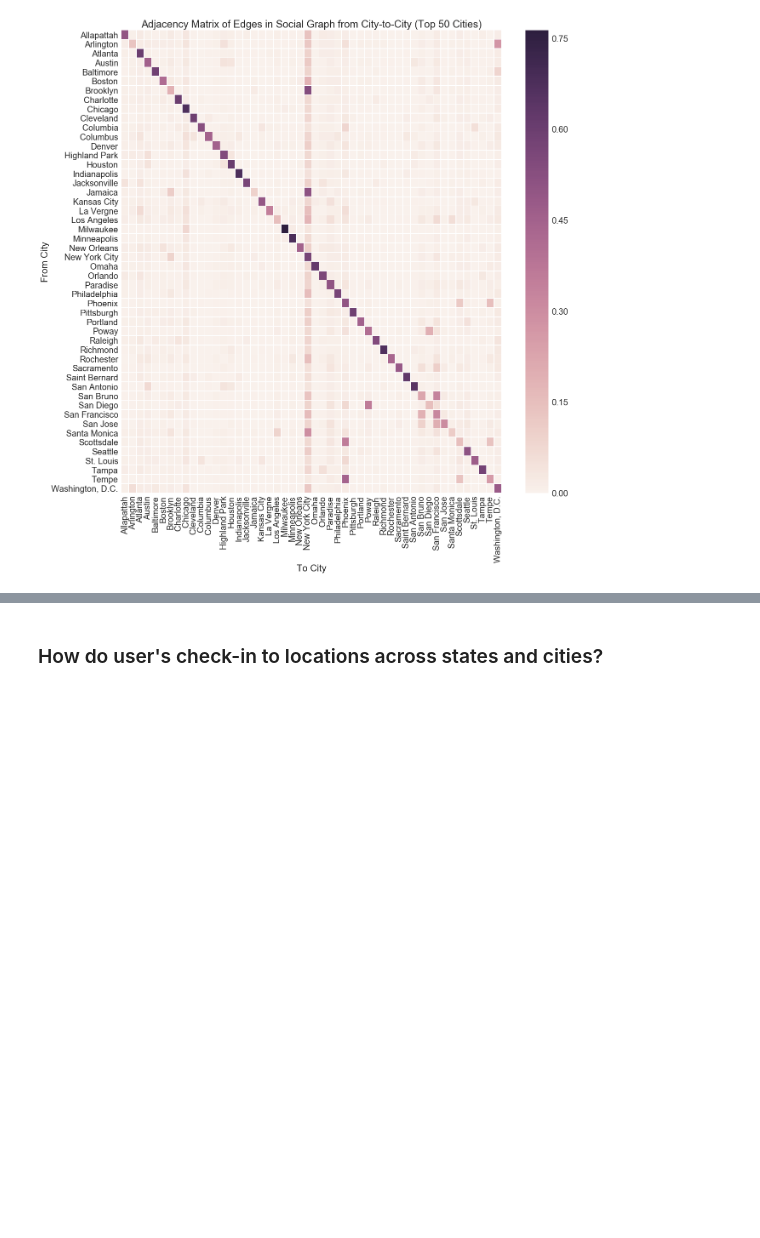
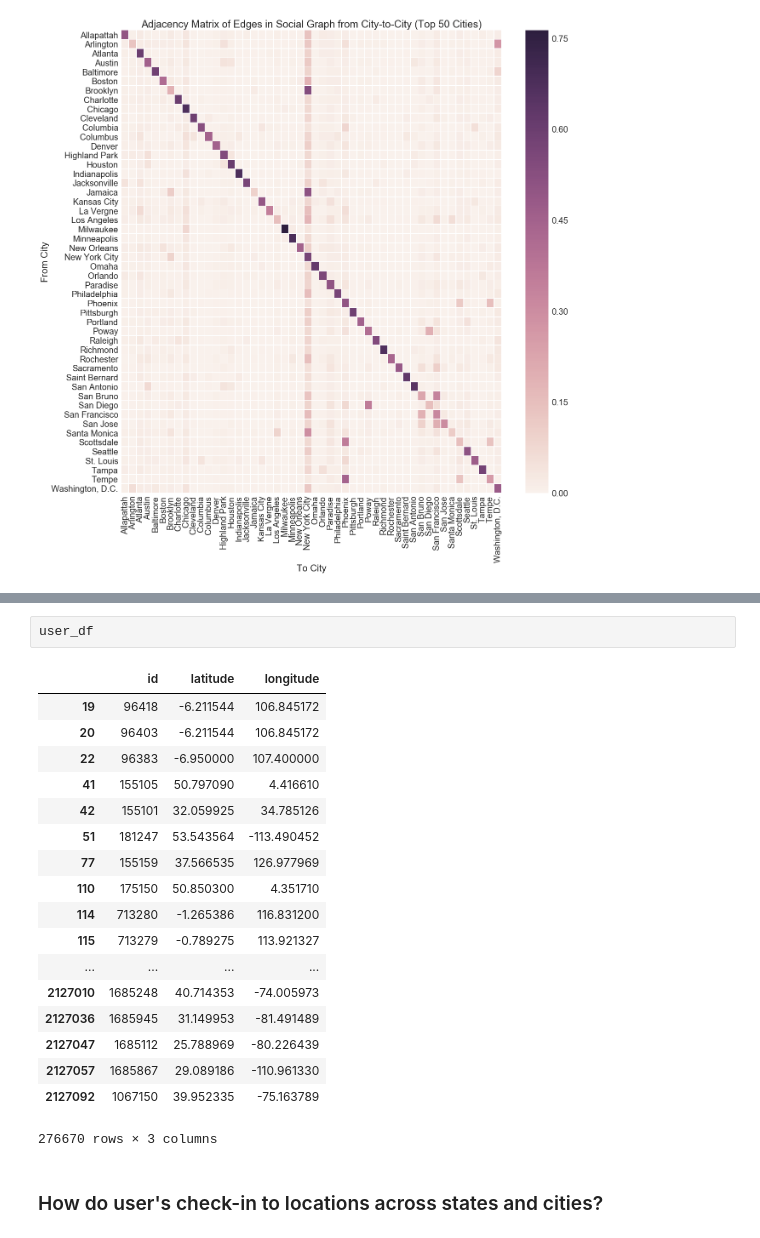
Before and after one commit to gotjennie/foursquaredataproject, a Jupyter notebook: foursquare-exploration-kapil.ipynb, the cells around one changed output, grey strips where cells are left out. Cells and saved outputs as stored; diff of their text form; blank space fills up the shorter version.

```diff
--- a/foursquare-exploration-kapil.ipynb
+++ b/foursquare-exploration-kapil.ipynb
@@ -227,3 +253,24 @@ city_graph_heatmap.set_title('Adjacency Matrix of Edges in Social Graph from Cit
+# %%
+user_df
+# %% [output]
+|  | id | latitude | longitude |
+| 19 | 96418 | -6.211544 | 106.845172 |
+| 20 | 96403 | -6.211544 | 106.845172 |
+| 22 | 96383 | -6.950000 | 107.400000 |
+| 41 | 155105 | 50.797090 | 4.416610 |
+| 42 | 155101 | 32.059925 | 34.785126 |
+| 51 | 181247 | 53.543564 | -113.490452 |
+| 77 | 155159 | 37.566535 | 126.977969 |
+| 110 | 175150 | 50.850300 | 4.351710 |
+| 114 | 713280 | -1.265386 | 116.831200 |
+| 115 | 713279 | -0.789275 | 113.921327 |
+| ... | ... | ... | ... |
+| 2127010 | 1685248 | 40.714353 | -74.005973 |
+| 2127036 | 1685945 | 31.149953 | -81.491489 |
+| 2127047 | 1685112 | 25.788969 | -80.226439 |
+| 2127057 | 1685867 | 29.089186 | -110.961330 |
+| 2127092 | 1067150 | 39.952335 | -75.163789 |
+276670 rows × 3 columns
 # %% [markdown]
 ### How do user's check-in to locations across states and cities?
 # %%
```
Also changed, not shown: parts of 1 cell of this notebook.
